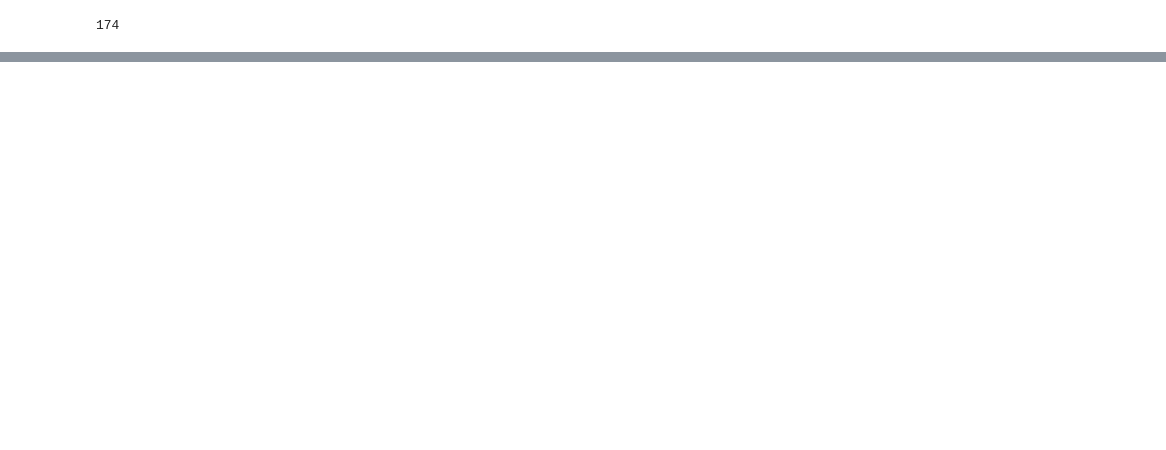
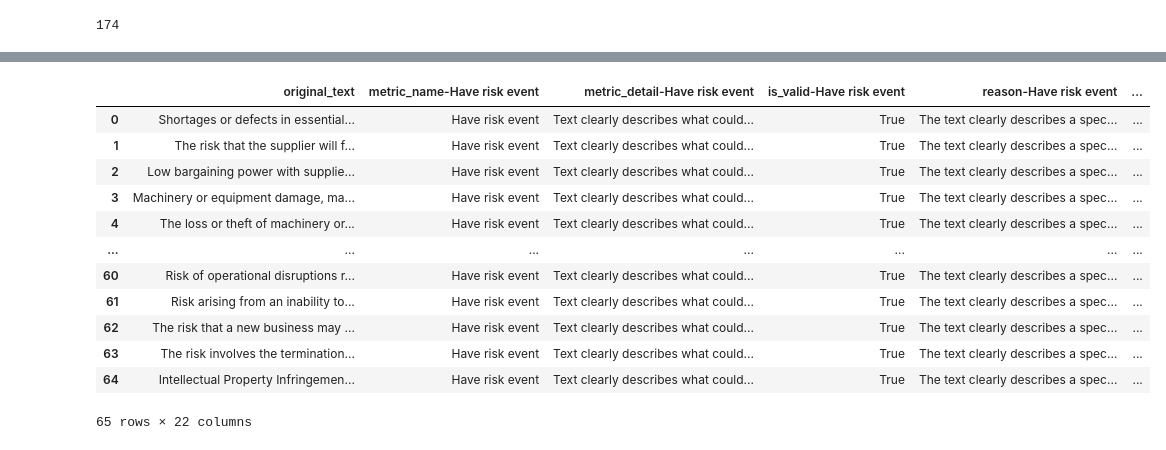
Before and after one commit to Fayord/cro_rmi_improvement_feature, a Jupyter notebook: src/cro_rmi_improvement_feature/rmi_risk_validate_feedback/notebook.ipynb, the cells around one changed output, grey strips where cells are left out. Cells and saved outputs as stored; diff of their text form; code cells hidden in the pictures; blank space fills up the shorter version.

```diff
--- a/src/cro_rmi_improvement_feature/rmi_risk_validate_feedback/notebook.ipynb
+++ b/src/cro_rmi_improvement_feature/rmi_risk_validate_feedback/notebook.ipynb
@@ -237,0 +800,55 @@ Excel file created: risk_feedback_review_20250402_175020.xlsx
+# %%
+import pandas as pd
+
+data = new_all_result
+
+df = pd.DataFrame(data)
+
+all_new_columns = {}
+
+for index, row in df.iterrows():
+    original_text = row["text"]
+    new_columns = all_new_columns.get(original_text, {})
+    metric_name = row["metric"]
+    new_columns[f"metric_name-{metric_name}"] = new_columns.get(
+        f"metric_name-{metric_name}", metric_name
+    )
+    new_columns[f"metric_detail-{metric_name}"] = new_columns.get(
+        f"metric_detail-{metric_name}", row["metric_detail"]
+    )
+    new_columns[f"is_valid-{metric_name}"] = new_columns.get(
+        f"is_valid-{metric_name}", row["is_valid"]
+    )
+    new_columns[f"reason-{metric_name}"] = new_columns.get(
+        f"reason-{metric_name}", row["reason"]
+    )
+    new_columns[f"additional_information-{metric_name}"] = new_columns.get(
+        f"additional_information-{metric_name}", row["additional_information"]
+    )
+    new_columns[f"human_is_valid-{metric_name}"] = new_columns.get(
+        f"human_is_valid-{metric_name}", None
+    )
+    new_columns[f"human_reason-{metric_name}"] = new_columns.get(
+        f"human_reason-{metric_name}", None
+    )
+    all_new_columns[original_text] = new_columns
+# %%
+new_all_result_df = pd.DataFrame(all_new_columns).T
+new_all_result_df = new_all_result_df.reset_index()
+new_all_result_df = new_all_result_df.rename(columns={"index": "original_text"})
+
+new_all_result_df
+# %% [output]
+|  | original_text | metric_name-Have risk event | metric_detail-Have risk event | is_valid-Have risk event | reason-Have risk event | ... |
+| 0 | Shortages or defects in essential... | Have risk event | Text clearly describes what could... | True | The text clearly describes a spec... | ... |
+| 1 | The risk that the supplier will f... | Have risk event | Text clearly describes what could... | True | The text clearly describes a spec... | ... |
+| 2 | Low bargaining power with supplie... | Have risk event | Text clearly describes what could... | True | The text clearly describes a spec... | ... |
+| 3 | Machinery or equipment damage, ma... | Have risk event | Text clearly describes what could... | True | The text clearly describes a spec... | ... |
+| 4 | The loss or theft of machinery or... | Have risk event | Text clearly describes what could... | True | The text clearly describes a spec... | ... |
+| ... | ... | ... | ... | ... | ... | ... |
+| 60 | Risk of operational disruptions r... | Have risk event | Text clearly describes what could... | True | The text clearly describes a spec... | ... |
+| 61 | Risk arising from an inability to... | Have risk event | Text clearly describes what could... | True | The text clearly describes a spec... | ... |
+| 62 | The risk that a new business may ... | Have risk event | Text clearly describes what could... | True | The text clearly describes a spec... | ... |
+| 63 | The risk involves the termination... | Have risk event | Text clearly describes what could... | True | The text clearly describes a spec... | ... |
+| 64 | Intellectual Property Infringemen... | Have risk event | Text clearly describes what could... | True | The text clearly describes a spec... | ... |
+65 rows × 22 columns
```
Also changed, not shown: parts of 69 cells of this notebook, 4 other files.
